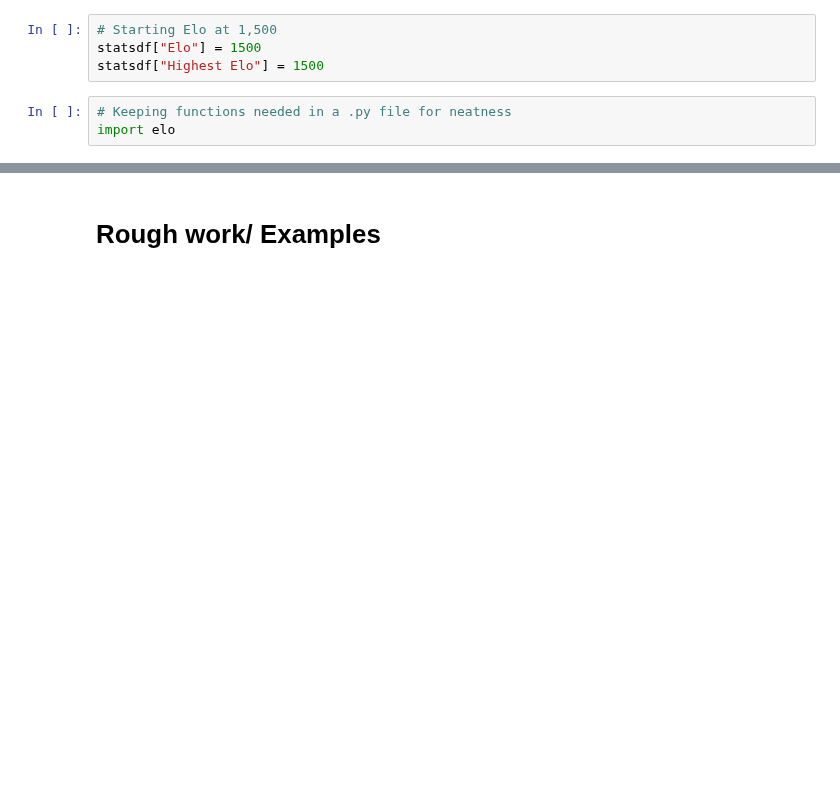
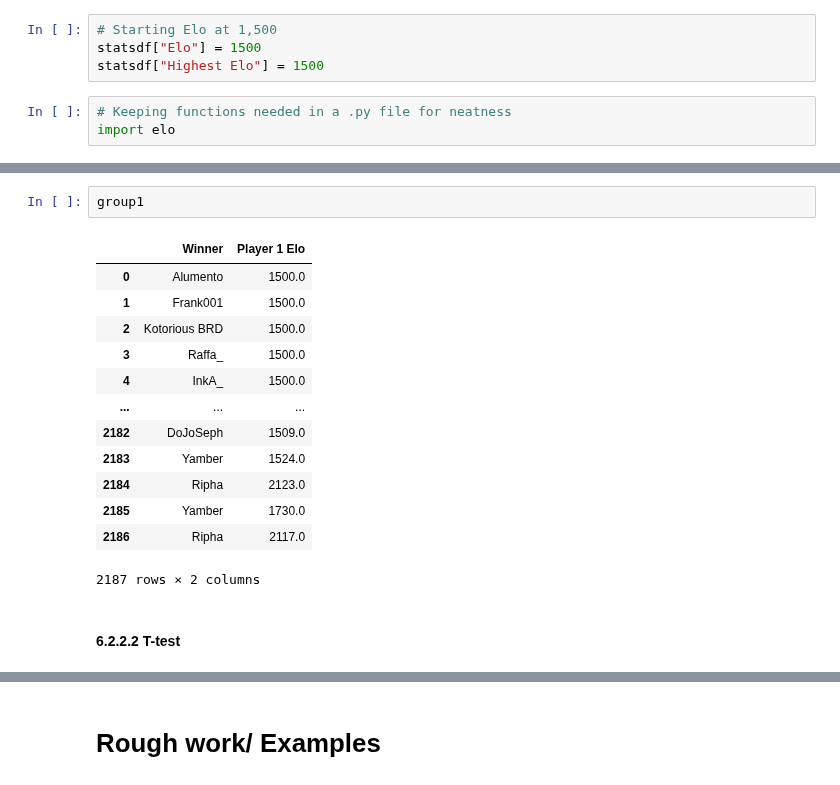
Before and after one commit to DarrenCCT/Tournament-Analysis, a Jupyter notebook: EUAC - Analysis.ipynb, the cells around one changed output, grey strips where cells are left out. Saved outputs shown, nothing was run; the diff lists cells and outputs as text; blank space fills up the shorter version.

Commit message:
Add files via upload
T test for elo.

```diff
--- a/EUAC - Analysis.ipynb
+++ b/EUAC - Analysis.ipynb
@@ -1046,0 +1098,18 @@ statsdf.sort_values(by="Elo", ascending=False).head(12)
+# %%
+group1
+# %% [output]
+|  | Winner | Player 1 Elo |
+| 0 | Alumento | 1500.0 |
+| 1 | Frank001 | 1500.0 |
+| 2 | Kotorious BRD | 1500.0 |
+| 3 | Raffa_ | 1500.0 |
+| 4 | InkA_ | 1500.0 |
+| ... | ... | ... |
+| 2182 | DoJoSeph | 1509.0 |
+| 2183 | Yamber | 1524.0 |
+| 2184 | Ripha | 2123.0 |
+| 2185 | Yamber | 1730.0 |
+| 2186 | Ripha | 2117.0 |
+2187 rows × 2 columns
+# %% [markdown]
+#### 6.2.2.2 T-test
```
Also changed, not shown: parts of 12 cells of this notebook.
